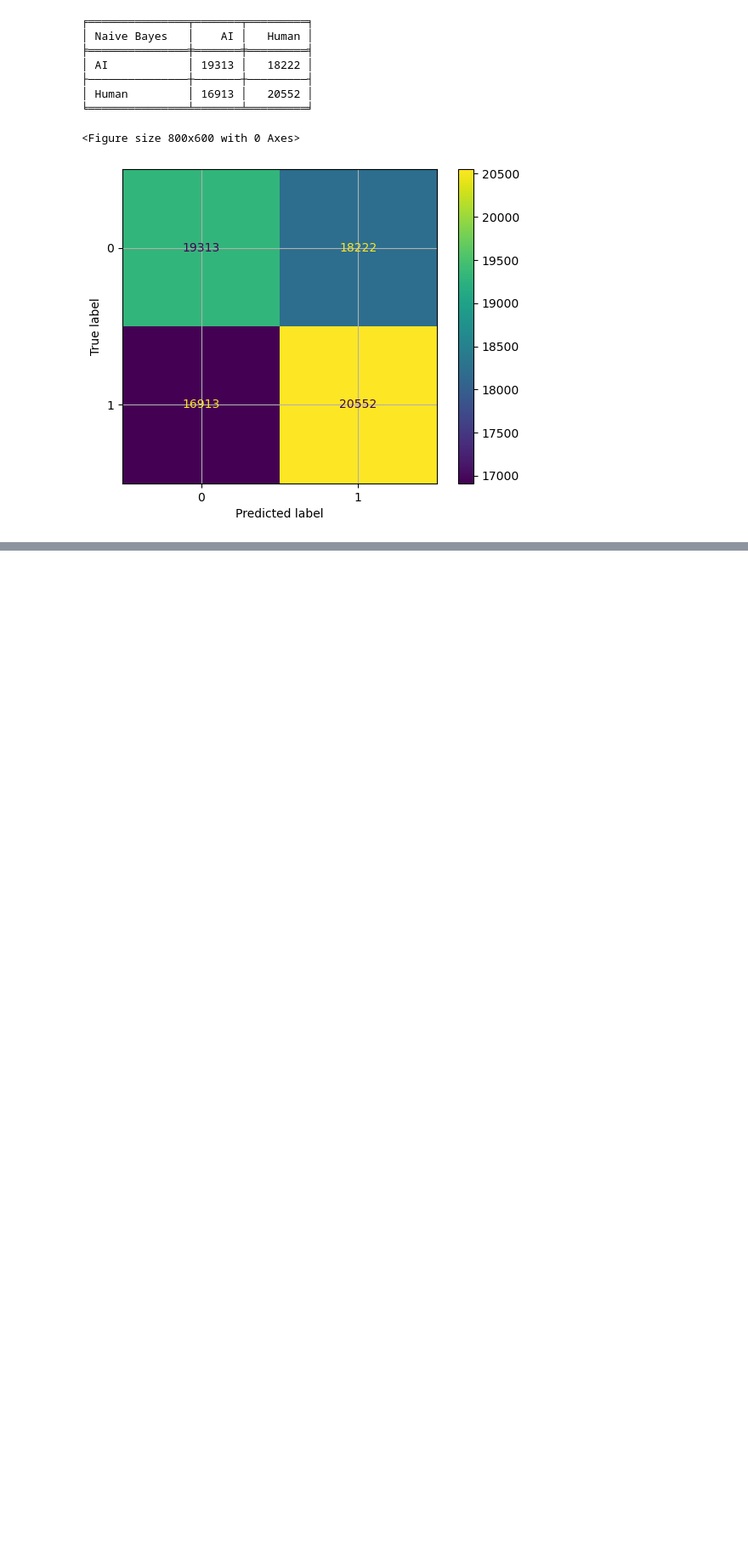
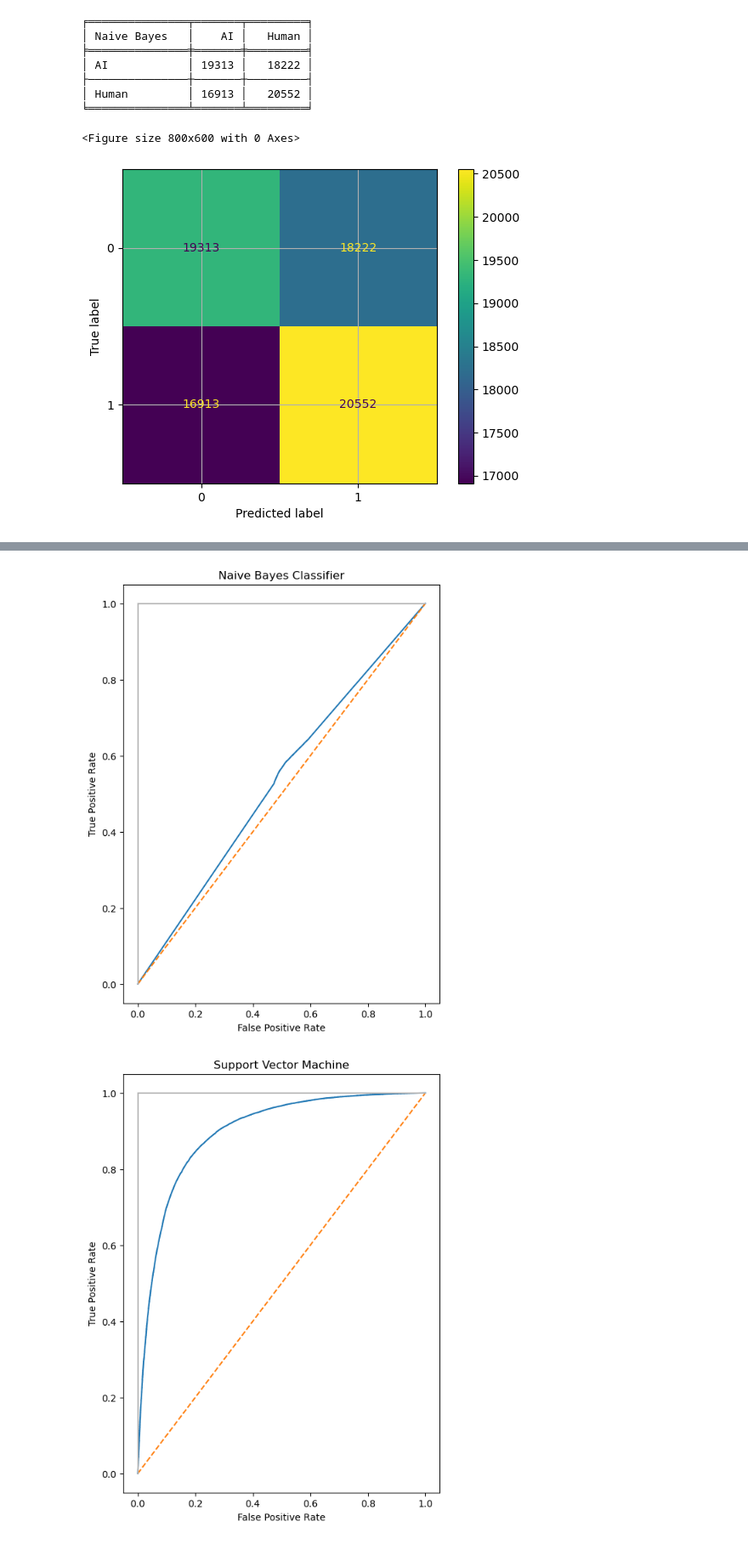
Before and after one commit to AnaNofuentes/Text-Analyzer-Human-vs-AI, a Jupyter notebook: texto_ai.ipynb, the cells around one changed output, grey strips where cells are left out. Shown at 85% size. Saved outputs shown, nothing was run; the diff lists cells and outputs as text; code cells hidden in the pictures; blank space fills up the shorter version.

```diff
--- a/texto_ai.ipynb
+++ b/texto_ai.ipynb
@@ -270,0 +317,45 @@ print("Accuracy:", accuracy_boost)
+# %%
+
+# Para hacer la comparativa con la curva de ROC, primero tenemos que obtener las probabilidades y después obtenemos los scores
+from sklearn.metrics import roc_curve, roc_auc_score
+
+y_score1 = nb_model.fit(X_train_scaled, y_train).predict_proba(X_test_scaled)[:,1]
+y_score2 = svm_model.fit(X_train_scaled, y_train).predict_proba(X_test_scaled)[:,1]
+y_score3 = xgboost_model.fit(X_train_scaled, y_train).predict_proba(X_test_scaled)[:,1]
+
+false_positive_rate1, true_positive_rate1, threshold1 = roc_curve(y_test, y_score1)
+false_positive_rate2, true_positive_rate2, threshold2 = roc_curve(y_test, y_score2)
+false_positive_rate3, true_positive_rate3, threshold3 = roc_curve(y_test, y_score3)
+
+roc1=roc_auc_score(y_test, y_score1)
+roc2=roc_auc_score(y_test, y_score2)
+roc3=roc_auc_score(y_test, y_score3)
+# %%
+# Graficamos los valores de la curva ROC
+plt.subplots(1, figsize=(6,8))
+plt.title('Naive Bayes Classifier')
+plt.plot(false_positive_rate1, true_positive_rate1)
+plt.plot([0, 1], ls="--")
+plt.plot([0, 0], [1, 0] , c=".7"), plt.plot([1, 1] , c=".7")
+plt.ylabel('True Positive Rate')
+plt.xlabel('False Positive Rate')
+plt.show()
+plt.subplots(1, figsize=(6,8))
+plt.title('Support Vector Machine')
+plt.plot(false_positive_rate2, true_positive_rate2)
+plt.plot([0, 1], ls="--")
+plt.plot([0, 0], [1, 0] , c=".7"), plt.plot([1, 1] , c=".7")
+plt.ylabel('True Positive Rate')
+plt.xlabel('False Positive Rate')
+plt.show()
+plt.subplots(1, figsize=(6,8))
+plt.title('X-Gboost')
+plt.plot(false_positive_rate3, true_positive_rate3)
+plt.plot([0, 1], ls="--")
+plt.plot([0, 0], [1, 0] , c=".7"), plt.plot([1, 1] , c=".7")
+plt.ylabel('True Positive Rate')
+plt.xlabel('False Positive Rate')
+plt.show()
+# %% [output]
+[figure, added]
+[figure, added]
```
Also changed, not shown: parts of 14 cells of this notebook, 1 other file.
